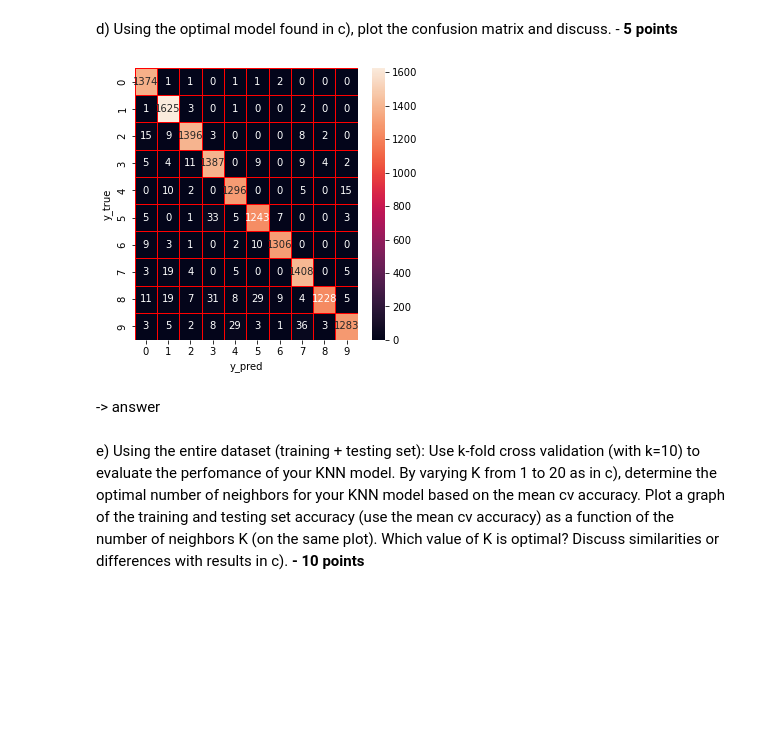
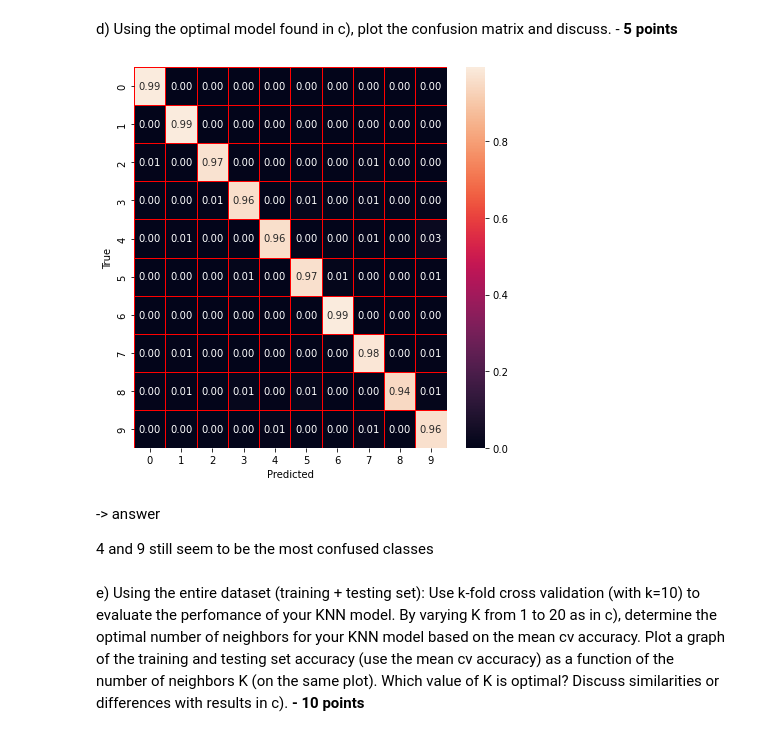
Before and after one commit to ivanisakov99/CS506, a Jupyter notebook: HW/4. Classification/homework4.ipynb, the cells around one changed output. Cells and saved outputs as stored; diff of their text form; code cells hidden in the pictures; blank space fills up the shorter version.

```diff
--- a/HW/4. Classification/homework4.ipynb
+++ b/HW/4. Classification/homework4.ipynb
@@ -62,14 +115,0 @@ Y_test = Ytest[:n]
-# %%
-import sys
-train_acc, test_acc = [], []
-
-for k in range(1, 21):
-    knn = KNeighborsClassifier(n_neighbors=k).fit(X_train, Y_train)
-
-    Y_pred = knn.predict(X_train)
-    train_acc.append(round(accuracy_score(Y_train, Y_pred), 2))
-
-    Y_pred = knn.predict(X_test)
-    test_acc.append(accuracy_score(Y_test, Y_pred))
-
-    sys.stdout.write('\r {}'.format(k))
@@ -98,0 +116,16 @@ ValueError: shape mismatch: objects cannot be broadcast to a single shape
+# %%
+train_scores, test_scores = [], []
+
+for k_n in range(1, 21):
+    knn = KNeighborsClassifier(n_neighbors=k_n).fit(X_TRAIN, Y_TRAIN)
+    train_scores.append(knn.score(X_TRAIN, Y_TRAIN))
+    test_scores.append(knn.score(X_TEST, Y_TEST))
+    sys.stdout.write('\r {}'.format(k_n))
+
+K = np.argmax(test_scores) + 1
+print('\nOptimal k:', K)
+plt.plot(range(1, 21), train_scores, label='Training')
+plt.plot(range(1, 21), test_scores, label='Testing')
+plt.xticks(range(1, 21))
+plt.legend()
+plt.show()
@@ -101,18 +138,19 @@ ValueError: shape mismatch: objects cannot be broadcast to a single shape
 # %% [markdown]
 d) Using the optimal model found in c), plot the confusion matrix and discuss. - **5 points**
 # %%
-k = np.argmax(accuracy)
-Ypred = KNeighborsClassifier(n_neighbors=k).fit(Xtrain, Ytrain).predict(Xtest)
-cm = confusion_matrix(Ytest, Ypred)
-fig, ax = plt.subplots(figsize = (5,5))
+Y_PRED = KNeighborsClassifier(n_neighbors=K).fit(X_TRAIN, Y_TRAIN).predict(X_TEST)
 
-sns.heatmap(cm,annot = True, linewidths= 0.5, linecolor="red", fmt=".0f", ax=ax)
-plt.xlabel("y_pred")
-plt.ylabel("y_true")
+cm = confusion_matrix(Y_TEST, Y_PRED, normalize='true')
+fig, ax = plt.subplots(figsize=(7, 7))
+sns.heatmap(cm, annot=True, linewidths=0.5, linecolor="red", fmt=".2f", ax=ax)
+plt.ylabel("True")
+plt.xlabel("Predicted")
 plt.show()
 # %% [output]
-[figure, old version]
+[figure, new version]
-# %% [markdown]
--> answer
+# %% [markdown]
+-> answer
+
+4 and 9 still seem to be the most confused classes
 # %% [markdown]
 e) Using the entire dataset (training + testing set): Use k-fold cross validation (with k=10) to evaluate the perfomance of your KNN model. By varying K from 1 to 20 as in c), determine the optimal number of neighbors for your KNN model based on the mean cv accuracy. Plot a graph of the training and testing set accuracy (use the mean cv accuracy) as a function of the number of neighbors K (on the same plot). Which value of K is optimal? Discuss similarities or differences with results in c). **- 10 points**
```
Also changed, not shown: parts of 45 cells of this notebook.
